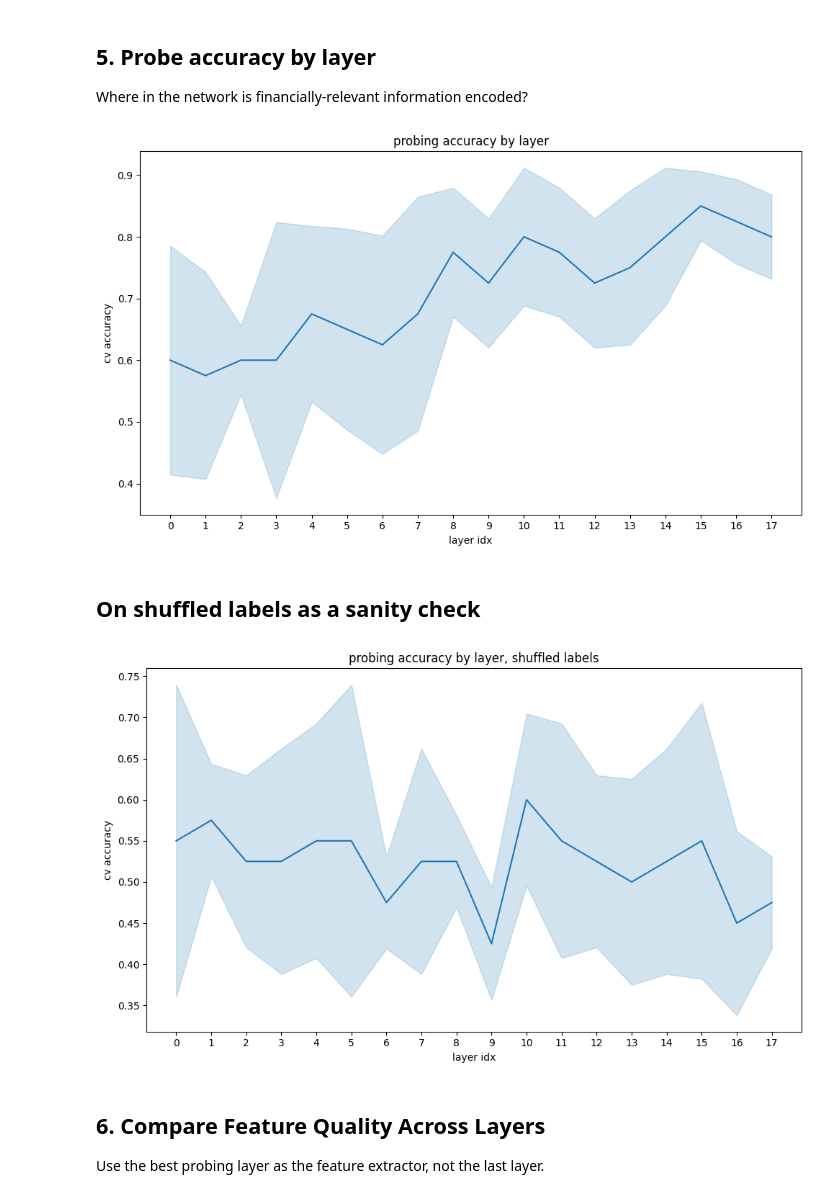
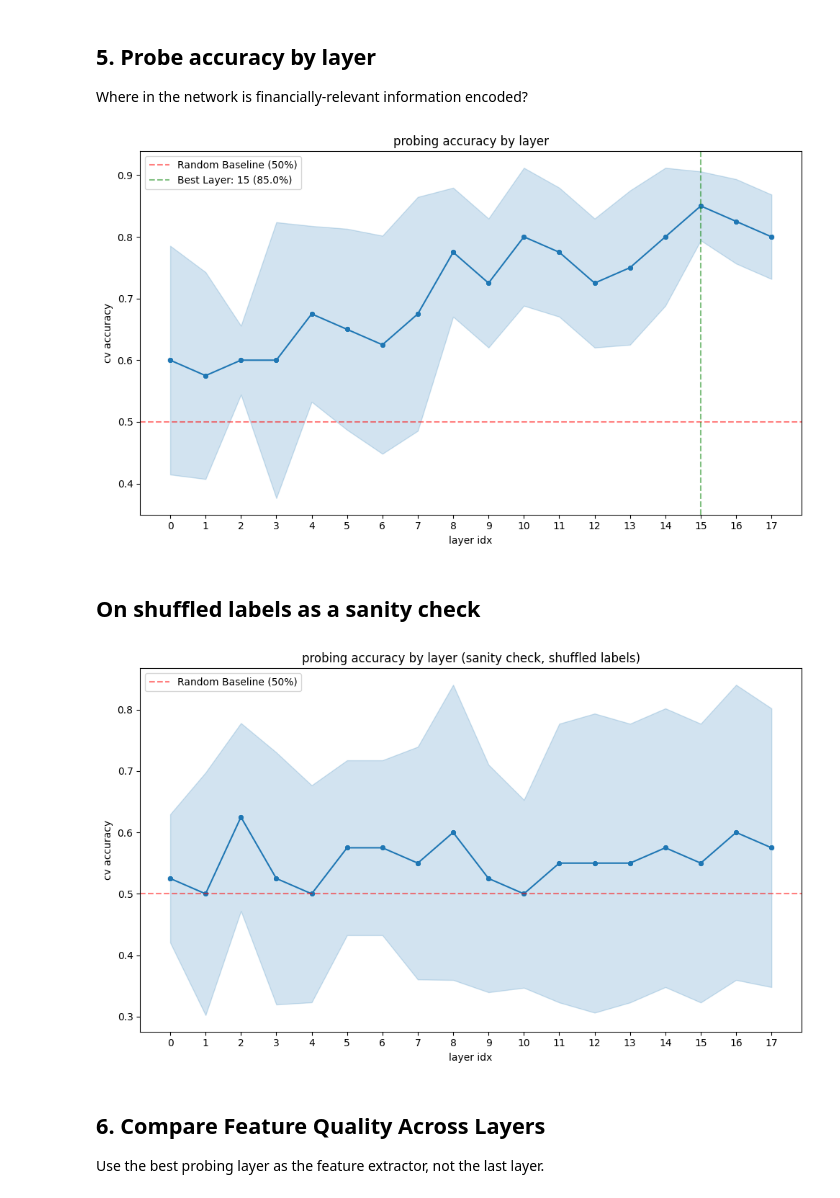
Before and after one commit to loftusa/TorchLeet, a Jupyter notebook: numerai/06-LLM-Probing-Financial-Signals/llm-probing-finance-Question.ipynb, the cells around one changed output. Drawn from its saved outputs; the diff is of its cells as text; code cells hidden in the pictures.

Commit message:
probing finance

```diff
--- a/numerai/06-LLM-Probing-Financial-Signals/llm-probing-finance-Question.ipynb
+++ b/numerai/06-LLM-Probing-Financial-Signals/llm-probing-finance-Question.ipynb
@@ -214,61 +214,88 @@ import pandas as pd
 
 
 # Calculate mean and std across folds for each layer
-
-df = pd.DataFrame({
+probe_df = pd.DataFrame({
     "layer": np.repeat(np.arange(n_layers), num_folds),
     "fold": np.tile(np.arange(num_folds), n_layers),
     "accuracy": scores.flatten(),
 })
 
 plt.figure(figsize=(10, 6))
-sns.lineplot(data=df, x="layer", y="accuracy", errorbar="sd")
+sns.lineplot(data=probe_df, x="layer", y="accuracy", errorbar="sd")
+sns.scatterplot(
+    data=probe_df.groupby("layer")["accuracy"].mean().reset_index(),
+    x="layer",
+    y="accuracy",
+)
+plt.axhline(
+    y=0.5, color="red", linestyle="--", alpha=0.5, label="Random Baseline (50%)"
+)
+best_layer_idx = probe_df.groupby("layer")["accuracy"].mean().idxmax()
+best_layer_acc = probe_df.groupby("layer")["accuracy"].mean().max()
+plt.axvline(
+    x=best_layer_idx,
+    color="green",
+    linestyle="--",
+    alpha=0.5,
+    label=f"Best Layer: {int(best_layer_idx)} ({best_layer_acc:.1%})",
+)
 plt.xlabel("layer idx")
 plt.ylabel("cv accuracy")
 plt.title("probing accuracy by layer")
 plt.xticks(ticks=np.arange(n_layers), labels=np.arange(n_layers))
 
+plt.legend(fontsize=10)
 plt.tight_layout()
 plt.show()
 # %% [output]
-[figure, old version]
+[figure, new version]
 # %% [markdown]
 ## On shuffled labels as a sanity check
 # %%
 # Train a linear probe at each layer
 from sklearn.linear_model import LogisticRegression
 from sklearn.model_selection import cross_val_score
 from sklearn.preprocessing import StandardScaler
 
 num_folds = 5
 labels_shuffled = np.random.permutation(labels)
 scores = np.empty((len(out_dct_base.keys()), num_folds))
 for layer_idx, X in out_dct_base.items():
     X = StandardScaler().fit_transform(X)
     probe = LogisticRegression()
     scores[layer_idx, :] = cross_val_score(
         estimator=probe, X=X, y=labels_shuffled, cv=num_folds
     )
 
-
 # Calculate mean and std across folds for each layer
-df = pd.DataFrame({
+probe_df = pd.DataFrame({
     "layer": np.repeat(np.arange(n_layers), num_folds),
     "fold": np.tile(np.arange(num_folds), n_layers),
     "accuracy": scores.flatten(),
 })
 
 plt.figure(figsize=(10, 6))
-sns.lineplot(data=df, x="layer", y="accuracy", errorbar="sd")
+sns.lineplot(data=probe_df, x="layer", y="accuracy", errorbar="sd")
+sns.scatterplot(
+    data=probe_df.groupby("layer")["accuracy"].mean().reset_index(),
+    x="layer",
+    y="accuracy",
+)
+plt.axhline(
+    y=0.5, color="red", linestyle="--", alpha=0.5, label="Random Baseline (50%)"
+)
+best_layer_idx = probe_df.groupby("layer")["accuracy"].mean().idxmax()
+best_layer_acc = probe_df.groupby("layer")["accuracy"].mean().max()
 plt.xlabel("layer idx")
 plt.ylabel("cv accuracy")
-plt.title("probing accuracy by layer, shuffled labels")
+plt.title("probing accuracy by layer (sanity check, shuffled labels)")
 plt.xticks(ticks=np.arange(n_layers), labels=np.arange(n_layers))
 
+plt.legend(fontsize=10)
 plt.tight_layout()
 plt.show()
 # %% [output]
-[figure, old version]
+[figure, new version]
 # %% [markdown]
 ## 6. Compare Feature Quality Across Layers
 Use the best probing layer as the feature extractor, not the last layer.
```
Also changed, not shown: parts of 8 cells of this notebook, 1 other file.
